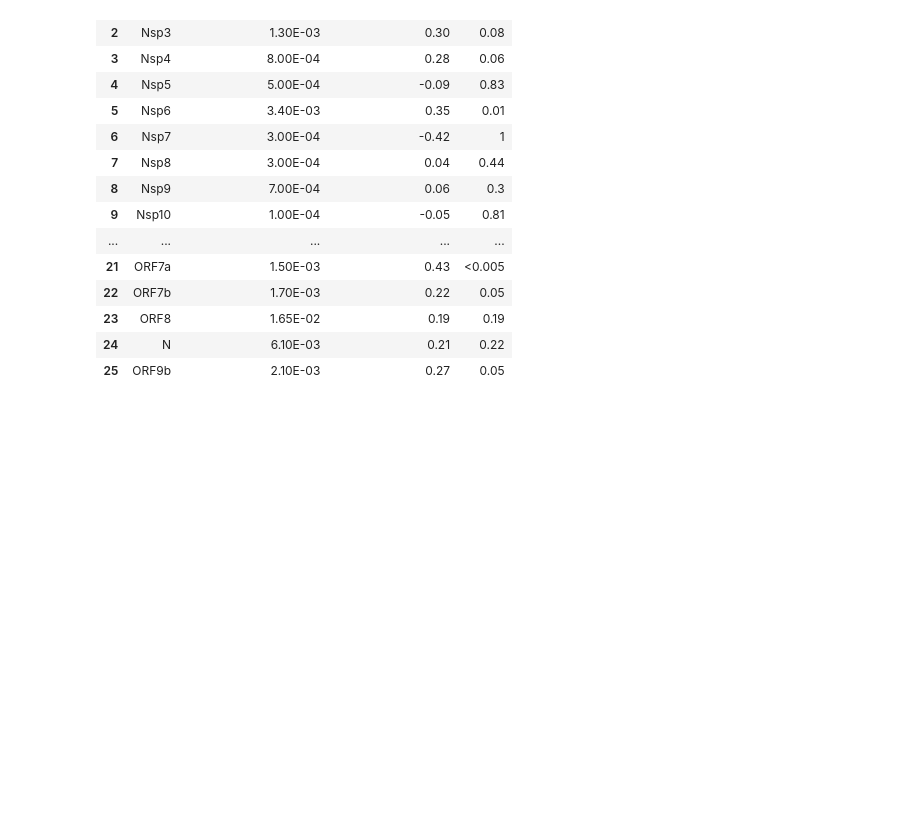
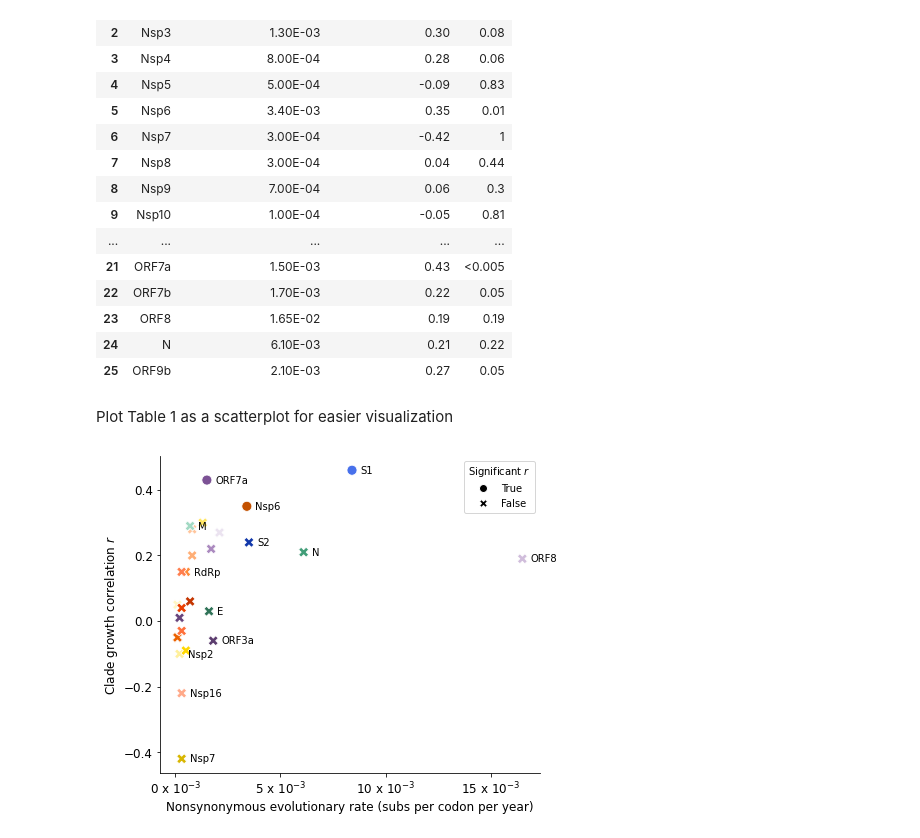
Before and after one commit to blab/sarscov2-adaptive-evolution, a Jupyter notebook: analysis/table1-comprehensive_mut_accumulation_analysis.ipynb, the cells around one changed output. Drawn from its saved outputs; the diff is of its cells as text; code cells hidden in the pictures; blank space fills up the shorter version.

Commit message:
table 1 visualization

```diff
--- a/analysis/table1-comprehensive_mut_accumulation_analysis.ipynb
+++ b/analysis/table1-comprehensive_mut_accumulation_analysis.ipynb
@@ -49,18 +50,3 @@ List all genes
 all_genes = ['Nsp1', 'Nsp2', 'Nsp3', 'Nsp4', 'Nsp5', 'Nsp6', 'Nsp7', 'Nsp8', 'Nsp9',
              'Nsp10', 'RdRp', 'Nsp13', 'Nsp14', 'Nsp15', 'Nsp16', 'S1', 'S2', 'ORF3a', 'E',
              'M', 'ORF6', 'ORF7a', 'ORF7b', 'ORF8', 'N', 'ORF9b']
-# %%
-for node in tree.find_clades(terminal=False):
-
-    if hasattr(node, "node_attrs"):
-        if node.node_attrs['orf8_accumulation']>=3:
-
-            parents = get_parent(tree, node)
-
-            print(node.name)
-            print(node.node_attrs['orf8_accumulation'])
-
-            for p in parents:
-                if hasattr(p, 'branch_attrs'):
-                    if 'ORF8' in p.branch_attrs['mutations']:
-                        print(p.branch_attrs['mutations']['ORF8'])
@@ -211,3 +179,5 @@ all_genes_table(['growth_rate_stats/growth_stats_50it.json',
 | 23 | ORF8 | 1.65E-02 | 0.19 | 0.19 |
 | 24 | N | 6.10E-03 | 0.21 | 0.22 |
 | 25 | ORF9b | 2.10E-03 | 0.27 | 0.05 |
+# %% [markdown]
+Plot Table 1 as a scatterplot for easier visualization
@@ -213,0 +240,25 @@ all_genes_table(['growth_rate_stats/growth_stats_50it.json',
+# %%
+scatterplot_table1(['growth_rate_stats/growth_stats_50it.json',
+            'growth_rate_stats/growth_stats_50itmore.json',
+            'growth_rate_stats/growth_stats_200its.json',
+            'growth_rate_stats/growth_stats_400its.json',
+            'growth_rate_stats/growth_stats_300its.json',
+                 'growth_rate_stats/growth_stats-supp_100its.json',
+                  'growth_rate_stats/growth_stats-supp_150its.json',
+                  'growth_rate_stats/growth_stats-supp_250its.json',
+                  'growth_rate_stats/growth_stats-supp_300its.json',
+                  'growth_rate_stats/growth_stats-supp_200itsmore.json',
+                 'growth_rate_stats/growth_stats-other_orfs_10its.json',
+                 'growth_rate_stats/growth_stats-other_orfs_100its.json',
+                 'growth_rate_stats/growth_stats-other_orfs_200its.json',
+                 'growth_rate_stats/growth_stats-other_orfs_300its.json',
+                 'growth_rate_stats/growth_stats-other_orfs_250its.json',
+                 'growth_rate_stats/growth_stats-other_orfs_150its.json',
+                 'growth_rate_stats/growth_stats-other_nsps_10its.json',
+                 'growth_rate_stats/growth_stats-other_nsps_100its.json',
+                 'growth_rate_stats/growth_stats-other_nsps_200its.json',
+                 'growth_rate_stats/growth_stats-other_nsps_300its.json',
+                 'growth_rate_stats/growth_stats-other_nsps_250its.json',
+                 'growth_rate_stats/growth_stats-other_nsps_150its.json'], filename='plots/table1_supp')
+# %% [output]
+[figure, added]
```
Also changed, not shown: parts of 3 cells of this notebook, 1 other file.
